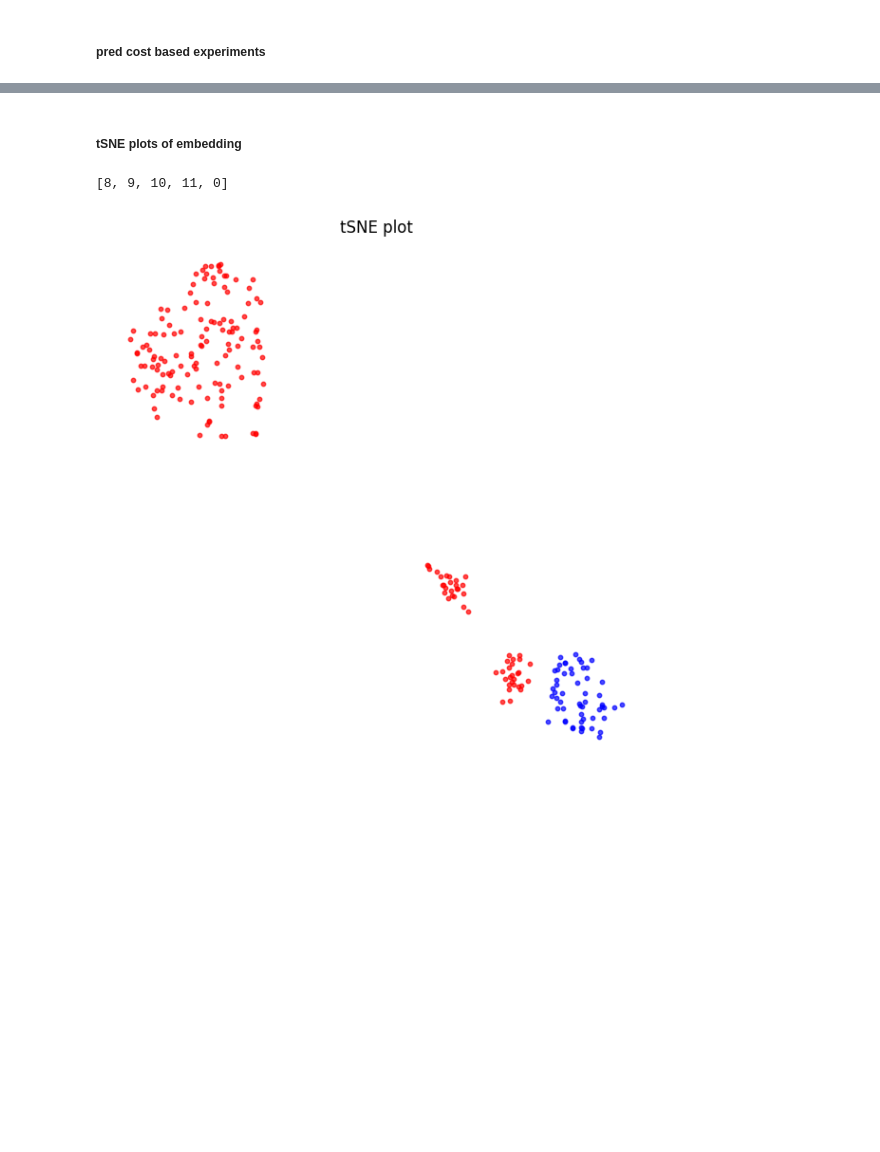
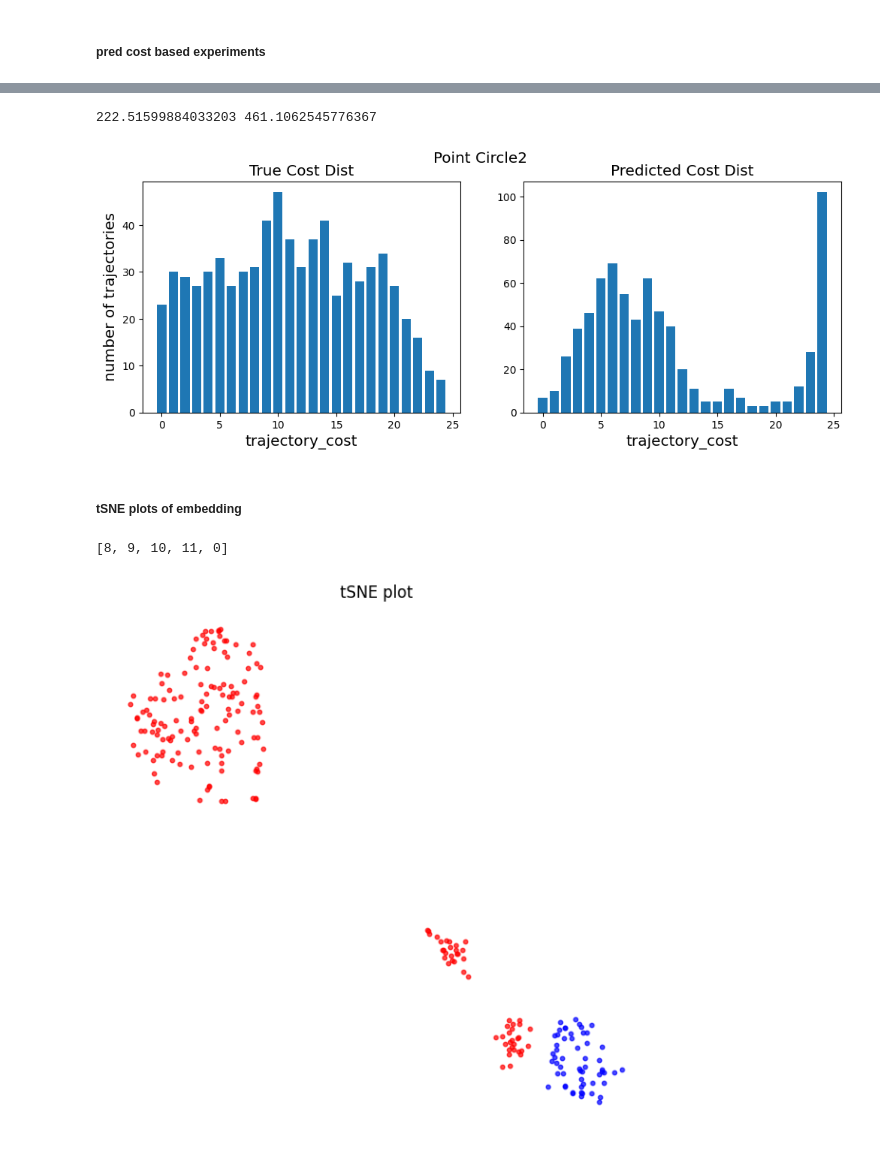
Before and after one commit to returaj/offline_mpc, a Jupyter notebook: dsrl_model/notebooks/check_cost_model.ipynb, the cells around one changed output, grey strips where cells are left out. Cells and saved outputs as stored; diff of their text form; code cells hidden in the pictures; blank space fills up the shorter version.

```diff
--- a/dsrl_model/notebooks/check_cost_model.ipynb
+++ b/dsrl_model/notebooks/check_cost_model.ipynb
@@ -540 +582,6 @@ pred_prob True
+# %%
+fig_dist = plot_trajectory_dist(true_traj_cost, pred_traj_cost, task_name)
+# %% [output]
+222.51599884033203 461.1062545776367
+[figure, added]
 # %%
```
Also changed, not shown: parts of 8 cells of this notebook, 1 other file.
